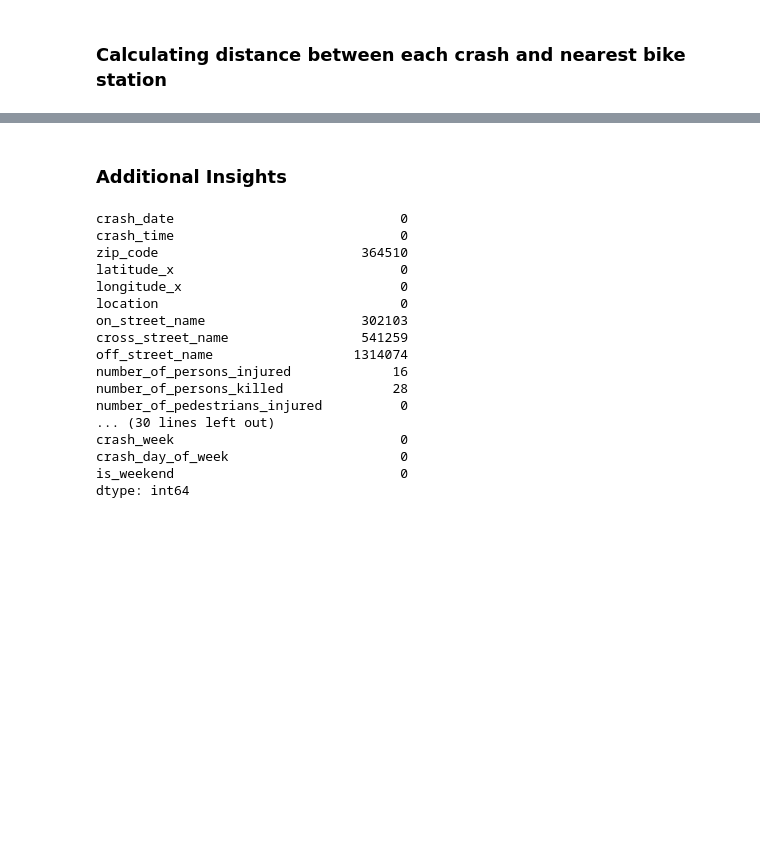
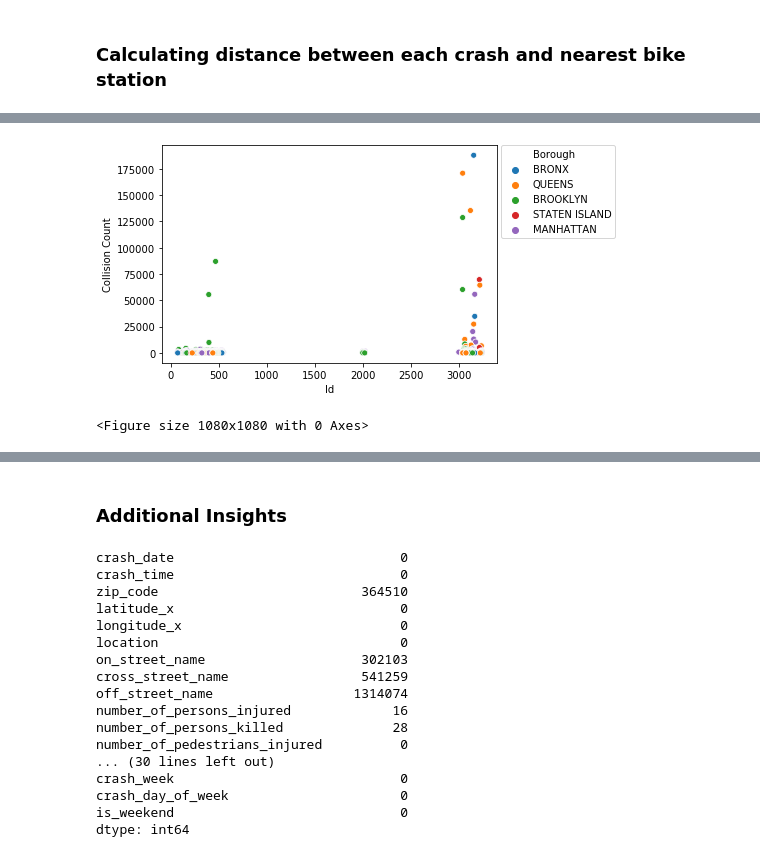
Before and after one commit to Haider-Ali-Afzal-93/Creditshelf-Coding-Challenge, a Jupyter notebook: NYC Traffic Collisions.ipynb, the cells around one changed output, grey strips where cells are left out. Saved outputs shown, nothing was run; the diff lists cells and outputs as text; code cells hidden in the pictures; blank space fills up the shorter version.

```diff
--- a/NYC Traffic Collisions.ipynb
+++ b/NYC Traffic Collisions.ipynb
@@ -428,0 +226,27 @@ df_ovr.sort_values(by='collision_id',ascending=False).head()
+# %%
+# Seperating lat longs of stations and collisions
+col_temp = collision_data_2[['collision_id','latitude','longitude']]
+st_temp = stations[['id','latitude','longitude']]
+
+# Converting lat longs to radians
+col_temp[['lat_radians_C','long_radians_C']] = (
+    np.radians(col_temp.loc[:,['latitude','longitude']]))
+st_temp[['lat_radians_S','long_radians_S']] = (
+    np.radians(st_temp.loc[:,['latitude','longitude']]))
+
+# Computing distance(in miles) of each station with each collison
+# (in form of a matrix with dimensions = no. of collisions * no of bike stations)
+
+dist = sklearn.neighbors.DistanceMetric.get_metric('haversine')
+dist_matrix = (dist.pairwise
+    (col_temp[['lat_radians_C','long_radians_C']],
+     st_temp[['lat_radians_S','long_radians_S']])*3959
+)
+# Note that 3959 is the radius of the earth in miles
+
+df_dist_matrix = (
+    pd.DataFrame(dist_matrix,index=col_temp['collision_id'],
+                 columns=st_temp['id'])
+)
+
+df_dist_matrix.head()
@@ -428,0 +364,11 @@ df_ovr.sort_values(by='collision_id',ascending=False).head()
+# %%
+df_ovr = collision_station_comb.groupby([
+    'id','borough'],as_index=False).agg({'collision_id':'count',
+                                         'number_of_cyclist_injured':'sum',
+                                         'number_of_cyclist_killed':'sum',
+                                         'number_of_persons_injured':'sum',
+                                         'number_of_persons_killed':'sum'}).sort_values(ascending=False,by='collision_id')
+
+df_ovr.columns = [col.replace('_',' ').title() for col in df_ovr.columns]
+df_ovr.rename(columns={'Collision Id':'Collision Count'},inplace=True)
+df_ovr.head()
@@ -428,0 +382,9 @@ df_ovr.sort_values(by='collision_id',ascending=False).head()
+# %%
+sns.scatterplot(data=df_ovr, x='Id', y='Collision Count', hue='Borough')
+#plt.legend(loc='upper left')
+plt.legend(bbox_to_anchor=(1.01, 1),borderaxespad=0)
+plt.figure(figsize=(15,15))
+plt.show()
+# %% [output]
+[figure, added]
+<Figure size 1080x1080 with 0 Axes>
```
Also changed, not shown: parts of 210 cells of this notebook, 2 other files.
